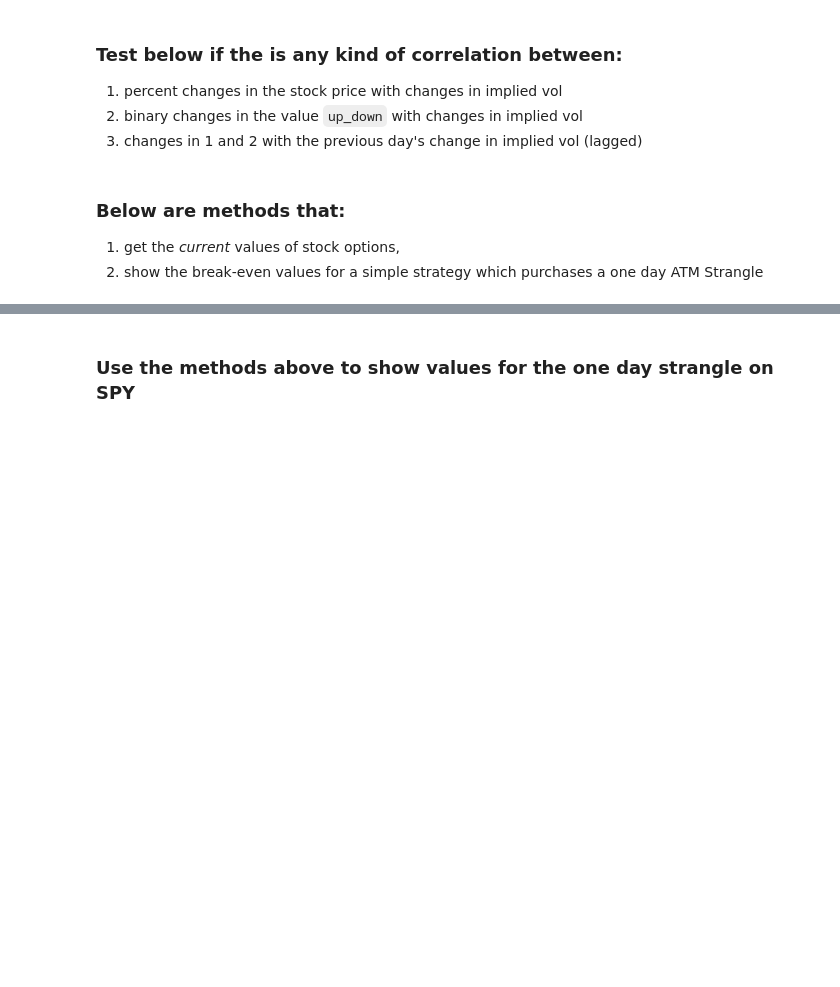
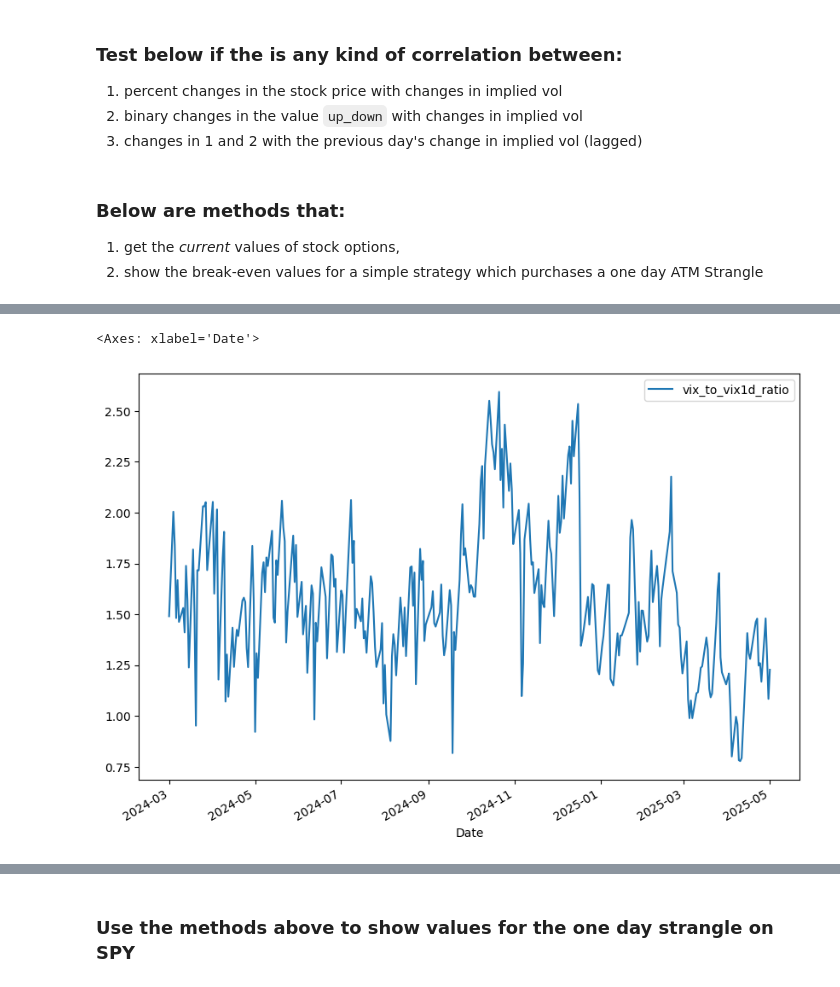
Before and after one commit to bgithub1/portfolio_risk, a Jupyter notebook: portfolio_risk/yahoo_options.ipynb, the cells around one changed output, grey strips where cells are left out. Cells and saved outputs as stored; diff of their text form; code cells hidden in the pictures; blank space fills up the shorter version.

```diff
--- a/portfolio_risk/yahoo_options.ipynb
+++ b/portfolio_risk/yahoo_options.ipynb
@@ -196,3 +250,7 @@ display.display(df_opt_all_hist_atm[['pct_chg_price','lag_iv_chg']].corr())
 ### Below are methods that:
 1. get the *current* values of stock options,
 2. show the break-even values for a simple strategy which purchases a one day ATM Strangle
+# %%
+dte = datetime.datetime.now()
+dtb = datetime.datetime(2024,5,20)
+yf.download('^VIX',dtb,dte)
@@ -312 +515,5 @@ def get_stock_list_hist(sym_list,dte=None,dtb=None):
     return df_all
+# %%
+dte = datetime.datetime.now()
+dtb = dte - datetime.timedelta(2*365)
+df_sym_list_hist_beg = get_stock_list_hist(['SPY','^VIX','^VIX1D'],dte,dtb,return_all_cols=True)
@@ -312,0 +576,21 @@ def get_stock_list_hist(sym_list,dte=None,dtb=None):
+# %%
+df_sym_list_hist = df_sym_list_hist_beg.copy()
+# get ms mid_strike
+df_sym_list_hist['ms'] = [round(v,0) for v in df_sym_list_hist['Open_SPY'].values]
+# get vol to use for strike width, and the strike width
+df_sym_list_hist['vol1d_to_use'] = [v*.01 for v in df_sym_list_hist['Open_^VIX'].values]
+# df_sym_list_hist['strike_width'] = [round(row['ms']*row['vol1d_to_use']/16,0) for row in df_sym_list_hist.to_dict(orient='records')]
+df_sym_list_hist['strike_width'] = [int(row['ms']*row['vol1d_to_use']/16) for row in df_sym_list_hist.to_dict(orient='records')]
+# condor inside strikes
+df_sym_list_hist['condor_cs_1'] = df_sym_list_hist.ms + df_sym_list_hist.strike_width
+df_sym_list_hist['condor_ps_1'] = df_sym_list_hist.ms - df_sym_list_hist.strike_width
+# condor outside strikes
+df_sym_list_hist['condor_cs_2'] = df_sym_list_hist.condor_cs_1 + df_sym_list_hist.strike_width
+df_sym_list_hist['condor_ps_2'] = df_sym_list_hist.condor_ps_1 - df_sym_list_hist.strike_width
+df_sym_list_hist['condor_info'] = [
+    get_condor_price(row['ms'],row['Open_^VIX']/100,row['Open_^VIX1D']/100)['iron_condor']
+    for row in df_sym_list_hist.to_dict(orient="records")
+]
+df_sym_list_hist['vix_to_vix1d_ratio'] = df_sym_list_hist['Open_^VIX']/df_sym_list_hist['Open_^VIX1D']
+# get condor premium using ^Open_^VIX1D vol value, an approximate put and call skew, and the black scholes model
+# get vix1d mid strike vol
@@ -312,0 +639,7 @@ def get_stock_list_hist(sym_list,dte=None,dtb=None):
+# %%
+_c1 = df_sym_list_hist.index>=datetime.datetime(2024,3,1)
+_c2 = df_sym_list_hist.index<=datetime.datetime(2025,5,1)
+df_sym_list_hist[_c1 & _c2].plot(y='vix_to_vix1d_ratio',figsize=(10, 7))
+# %% [output]
+<Axes: xlabel='Date'>
+[figure, added]
```
Also changed, not shown: parts of 28 cells of this notebook, 2 other files.
